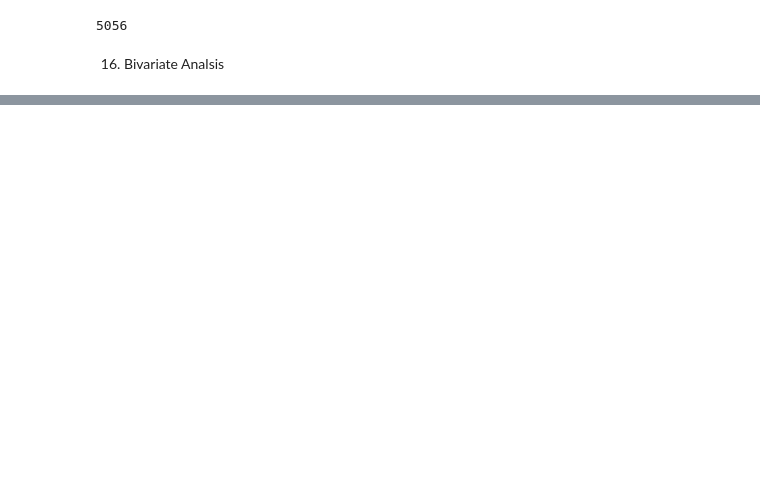
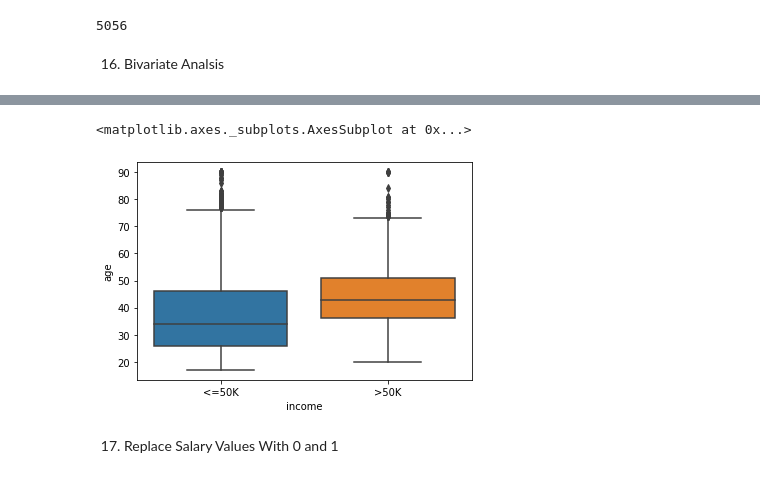
Before and after one commit to achmegantara/adult-income-analysis, a Jupyter notebook: adult-income.ipynb, the cells around one changed output, grey strips where cells are left out. Saved outputs shown, nothing was run; the diff lists cells and outputs as text; code cells hidden in the pictures; blank space fills up the shorter version.

```diff
--- a/adult-income.ipynb
+++ b/adult-income.ipynb
@@ -293,0 +309,7 @@ len(edu_temp)
+# %%
+sns.boxplot(x='income', y='age', data=newdata)
+# %% [output]
+<matplotlib.axes._subplots.AxesSubplot at 0x...>
+[figure, added]
+# %% [markdown]
+17. Replace Salary Values With 0 and 1
```
Also changed, not shown: parts of 3 cells of this notebook.
